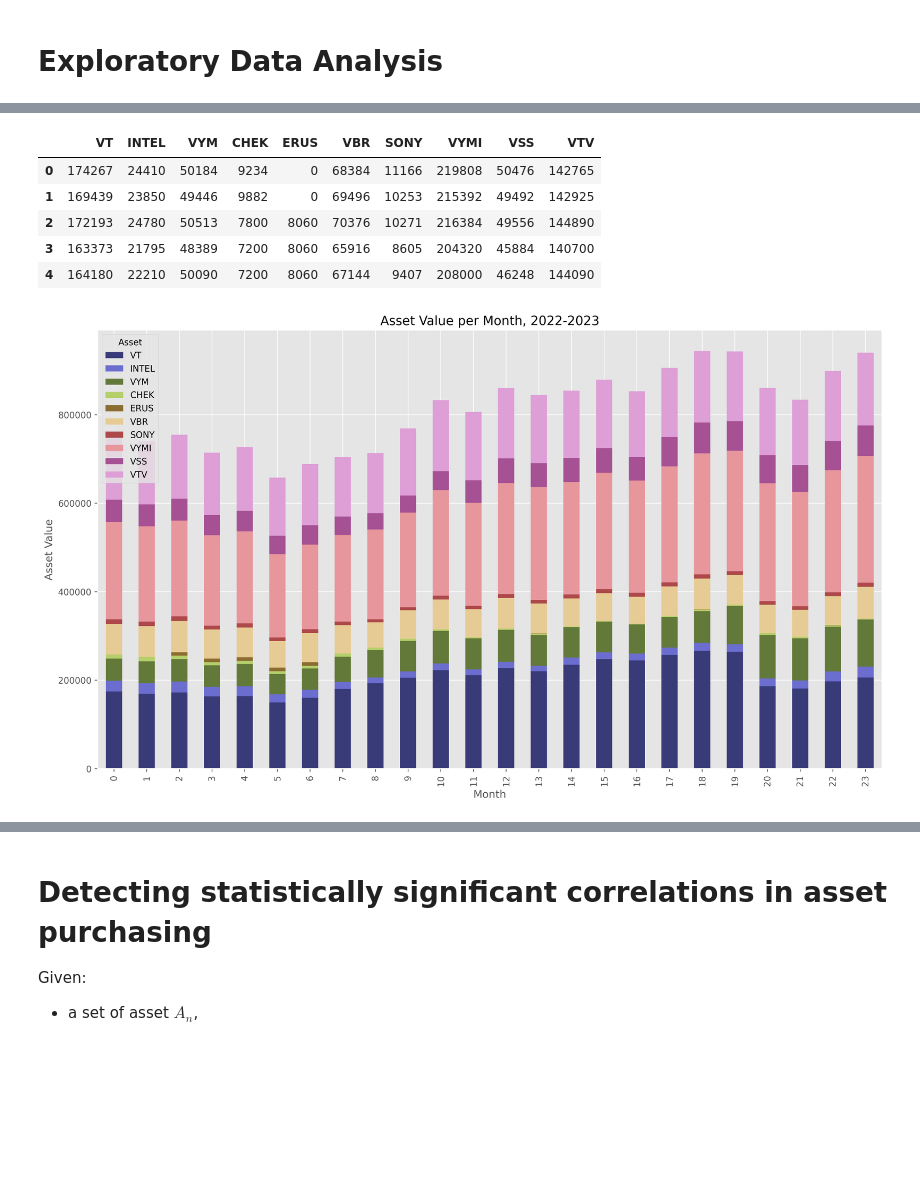
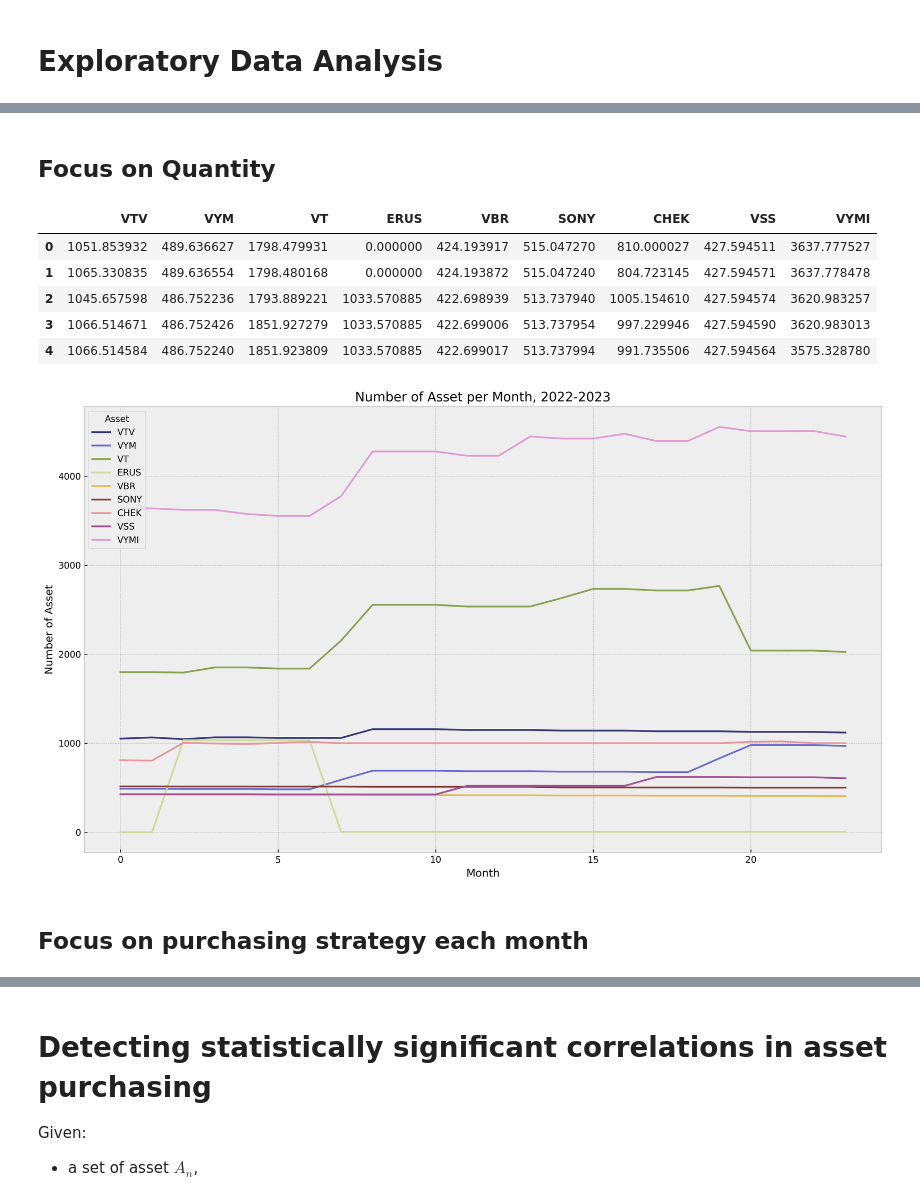
Before and after one commit to vincenzojrs/MrRipStrategyAnalysis, a Jupyter notebook: main.ipynb, the cells around one changed output, grey strips where cells are left out. Cells and saved outputs as stored; diff of their text form; code cells hidden in the pictures; blank space fills up the shorter version.

```diff
--- a/main.ipynb
+++ b/main.ipynb
@@ -8,6 +8,9 @@ import matplotlib.pyplot as plt
 import matplotlib as mpl
 import seaborn as sns
 from scipy.stats import pearsonr
+from scipy.stats import linregress
+
+plt.style.use('bmh')
 # %%
 class Data_Engineering():
     def __init__(self, year):
@@ -116,15 +119,21 @@ class Data_Engineering():
         if mode == "price":
             data = self.price_data if isinstance(self.price_data, pl.DataFrame) else self.to_polars(self.price_data)
             if pct_change:
-                self.price_difference_pct = data.select(pl.all().pct_change(diff))
+                self.price_difference_pct = data.select([
+                    pl.col(col).pct_change(diff).alias(f"{col}_{diff}_diff_pct_p") for col in data.columns
+                ])
                 return self.price_difference_pct
             else:
-                self.price_difference = data.select(pl.all().diff(diff))
+                self.price_difference = data.select([
+                    pl.col(col).diff(diff).alias(f"{col}_{diff}_diff_p") for col in data.columns
+                ])
                 return self.price_difference
 
         elif mode == "amount":
             data = self.amount_data if isinstance(self.amount_data, pl.DataFrame) else self.to_polars(self.amount_data)
-            self.difference_amount = data.select(pl.all().diff(diff))
+            self.difference_amount = data.select([
+                pl.col(col).diff(diff).alias(f"{col}_{diff}_diff_q") for col in data.columns
+            ])
             return self.difference_amount
 
     def concatenate_data(self, older):
@@ -161,8 +170,12 @@ data_2022.amount_data_calculator()
 # Concatenate data
 
 data_2022_2023 = data_2023.concatenate_data(data_2022)
+# %%
+prices = pd.DataFrame(data_2022_2023.price_data)
+
+quantity = pd.DataFrame(data_2022_2023.amount_data)
+quantity_change = data_2022_2023.get_difference("amount", diff = 1, pct_change= False).to_pandas()
+
+value = pd.DataFrame(data_2022_2023.value_asset_data)
 # %% [markdown]
 # Exploratory Data Analysis
-# %%
-value_dataframe = pd.DataFrame(data_2022_2023.value_asset_data)
-plt.style.use('ggplot')
@@ -169,19 +263,21 @@ plt.style.use('ggplot')
+# %% [markdown]
+## Focus on Quantity
 # %%
-value_dataframe.head()
+quantity.head()
 # %% [output]
-|  | VT | INTEL | VYM | CHEK | ERUS | VBR | SONY | VYMI | VSS | VTV |
-| 0 | 174267 | 24410 | 50184 | 9234 | 0 | 68384 | 11166 | 219808 | 50476 | 142765 |
-| 1 | 169439 | 23850 | 49446 | 9882 | 0 | 69496 | 10253 | 215392 | 49492 | 142925 |
-| 2 | 172193 | 24780 | 50513 | 7800 | 8060 | 70376 | 10271 | 216384 | 49556 | 144890 |
-| 3 | 163373 | 21795 | 48389 | 7200 | 8060 | 65916 | 8605 | 204320 | 45884 | 140700 |
-| 4 | 164180 | 22210 | 50090 | 7200 | 8060 | 67144 | 9407 | 208000 | 46248 | 144090 |
+|  | VTV | VYM | VT | ERUS | VBR | SONY | CHEK | VSS | VYMI |
+| 0 | 1051.853932 | 489.636627 | 1798.479931 | 0.000000 | 424.193917 | 515.047270 | 810.000027 | 427.594511 | 3637.777527 |
+| 1 | 1065.330835 | 489.636554 | 1798.480168 | 0.000000 | 424.193872 | 515.047240 | 804.723145 | 427.594571 | 3637.778478 |
+| 2 | 1045.657598 | 486.752236 | 1793.889221 | 1033.570885 | 422.698939 | 513.737940 | 1005.154610 | 427.594574 | 3620.983257 |
+| 3 | 1066.514671 | 486.752426 | 1851.927279 | 1033.570885 | 422.699006 | 513.737954 | 997.229946 | 427.594590 | 3620.983013 |
+| 4 | 1066.514584 | 486.752240 | 1851.923809 | 1033.570885 | 422.699017 | 513.737994 | 991.735506 | 427.594564 | 3575.328780 |
 # %%
-value_dataframe.plot(kind = 'bar', stacked = True, colormap = 'tab20b', figsize=(16,9))
+quantity.plot(kind = 'line', figsize=(16,9), colormap = 'tab20b')
 plt.gcf().set_dpi(300)
 plt.xlabel('Month')
-plt.ylabel('Asset Value')
-plt.title('Asset Value per Month, 2022-2023')
+plt.ylabel('Number of Asset')
+plt.title('Number of Asset per Month, 2022-2023')
 plt.legend(title='Asset', loc='upper left')
 plt.show()
 # %% [output]
-[figure, old version]
+[figure, new version]
@@ -189,0 +284,2 @@ amount_data, price_data = data_2022_2023.get_difference("amount"), data_2022_202
+# %% [markdown]
+## Focus on purchasing strategy each month
```
Also changed, not shown: parts of 25 cells of this notebook.
